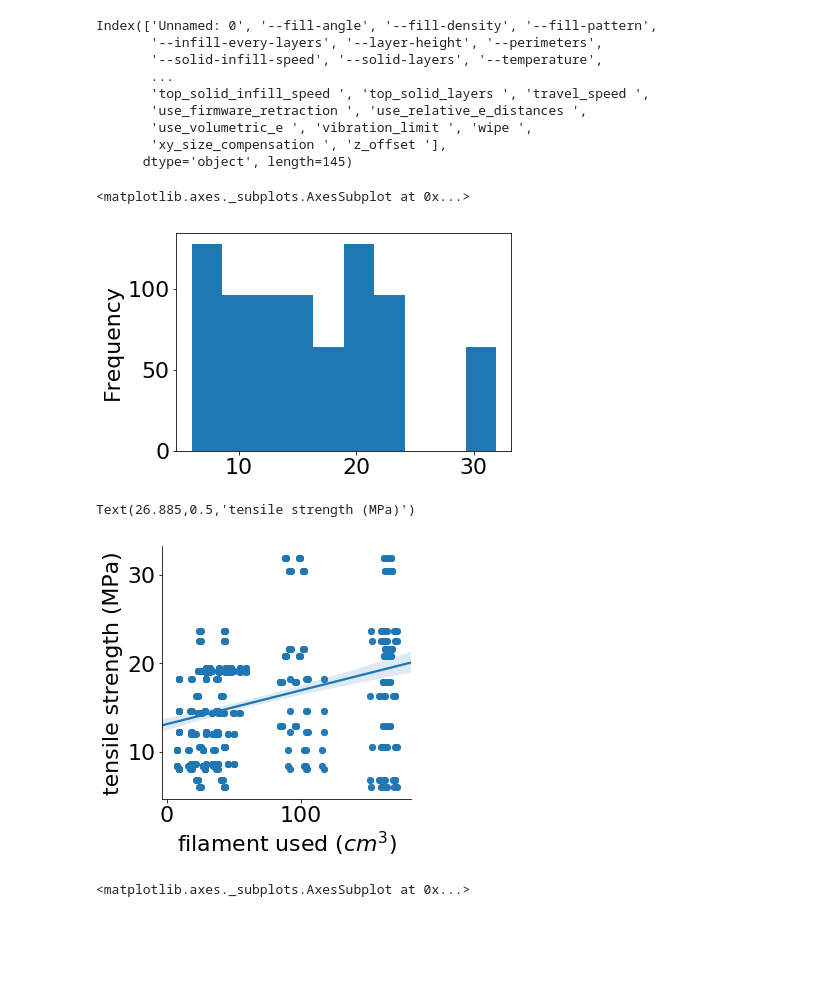
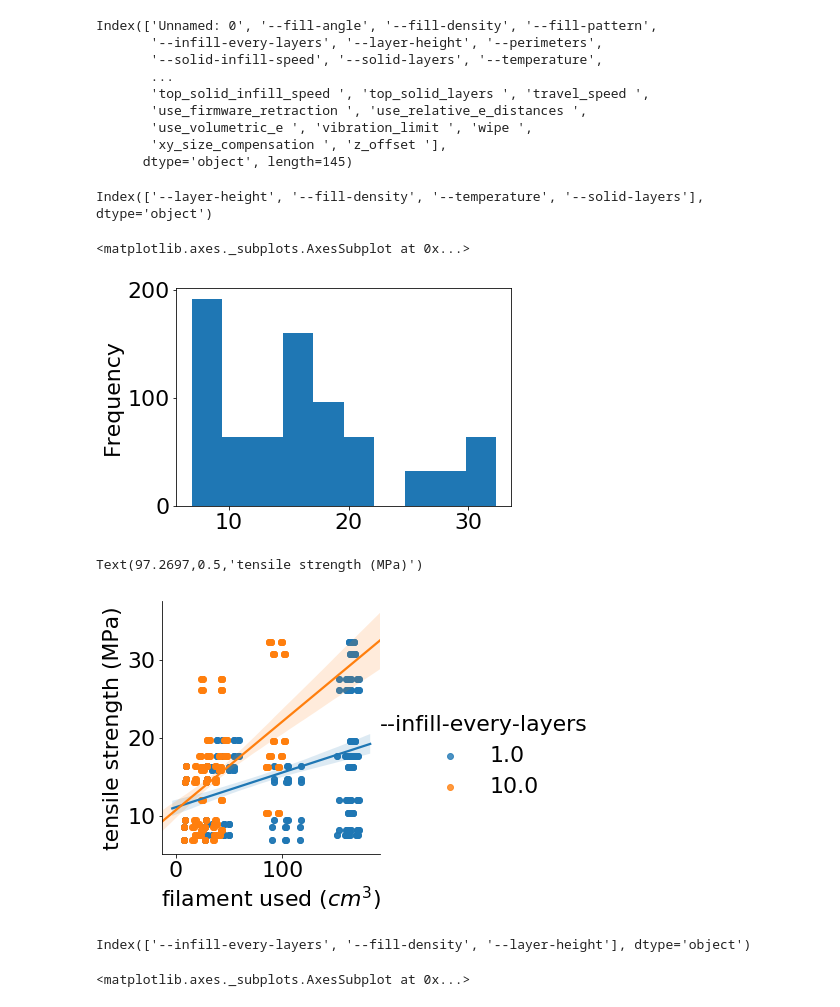
Before and after one commit to wilsonify/Opti3D, a Jupyter notebook: 3dprinter.ipynb, the cells around one changed output. Saved outputs shown, nothing was run; the diff lists cells and outputs as text; code cells hidden in the pictures; blank space fills up the shorter version.

Commit message:
evolution plots

```diff
--- a/3dprinter.ipynb
+++ b/3dprinter.ipynb
@@ -156,5 +163,8 @@ strenth_controllable_parameters = ['--layer-height',
 # %%
-newx = metadata[controllable_parameters]
+newx = metadata[strenth_controllable_parameters]
+newx.columns
+# %% [output]
+Index(['--layer-height', '--fill-density', '--temperature', '--solid-layers'], dtype='object')
 # %%
 #sns.pairplot(newx)
 # %%
@@ -164,7 +174,7 @@ tensile_series = pd.Series(tensile,name='tensile_strength_predicted')
 tensile_series.plot.hist()
 # %% [output]
 <matplotlib.axes._subplots.AxesSubplot at 0x...>
-[figure, old version]
+[figure, new version]
 # %%
 metadata_enriched = metadata.join(tensile_series)
 # %%
@@ -186,13 +196,15 @@ metadata_enriched['filament_used_cm3'] = filament['filament_used_cm3']\
 metadata_enriched['infill extrusion width (mm)'] = metadata['infill extrusion width '].str.replace('mm','').apply(float)
 # %%
 fg = sns.lmplot(x='filament_used_cm3',
-           y='tensile_strength_predicted',
-           #hue='--layer-height',
-           data=metadata_enriched
+                y='tensile_strength_predicted',
+                hue='--infill-every-layers',
+                #col='--fill-density',
+                #row='--layer-height',
+                data=metadata_enriched
           )
 fg.axes[0,0].set_xlabel('filament used ($cm^3$)')
 fg.axes[0,0].set_ylabel('tensile strength (MPa)')
 # %% [output]
-Text(26.885,0.5,'tensile strength (MPa)')
+Text(97.2697,0.5,'tensile strength (MPa)')
-[figure, old version]
+[figure, new version]
 # %%
@@ -222,6 +233,10 @@ x = pd.get_dummies(x_non_numeric).join(x_numeric)
 x = x.loc[:,x.var()!=0].dropna(1)
 """
 x = metadata_enriched[filament_controllable_parameters]
+# %%
+x.columns
+# %% [output]
+Index(['--infill-every-layers', '--fill-density', '--layer-height'], dtype='object')
 # %%
 y.plot.hist(legend=False)
 # %% [output]
```
Also changed, not shown: parts of 18 cells of this notebook.
